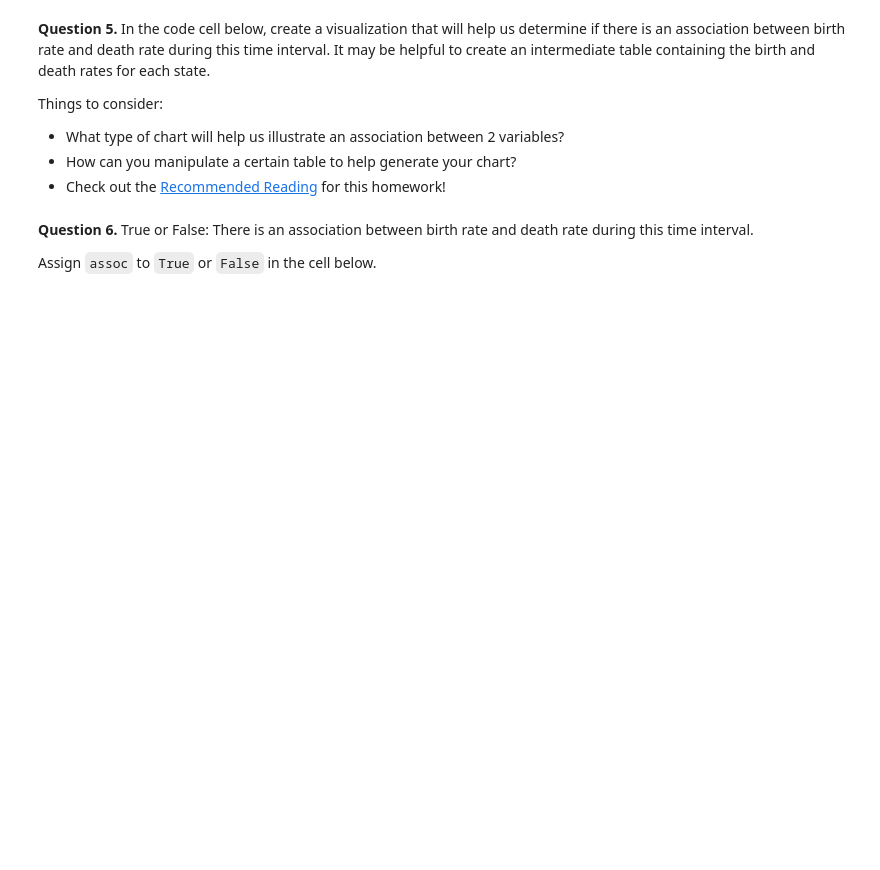
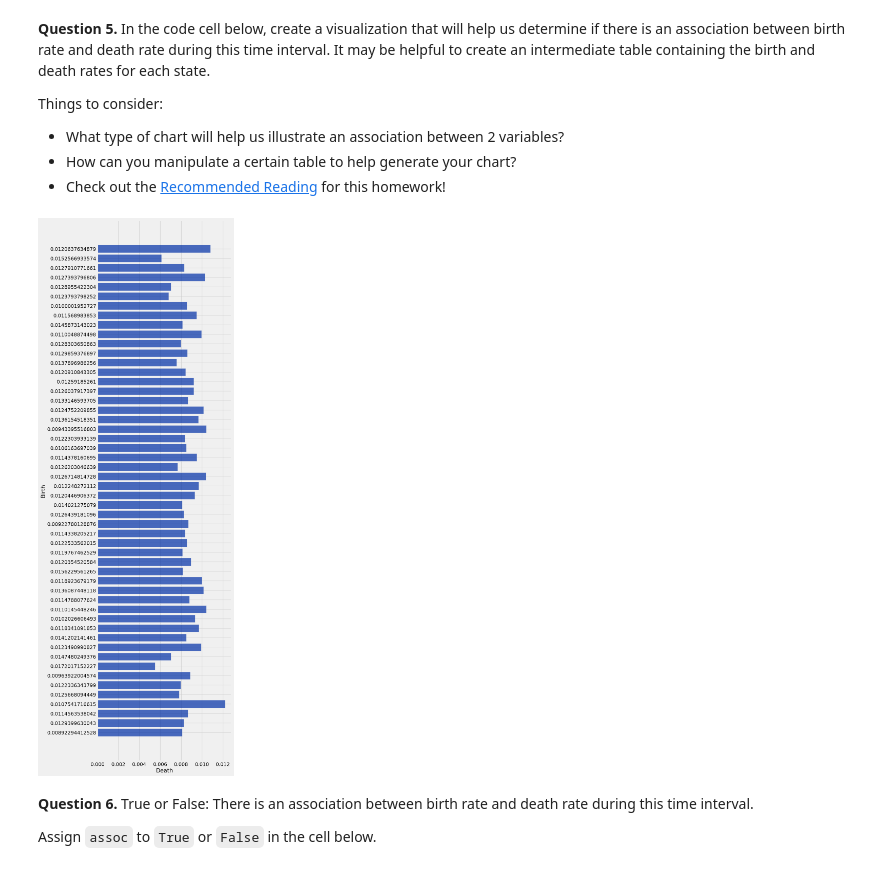
Before and after one commit to cohlrich/Intro-to-data-analytics---cohlrich, a Jupyter notebook: hw03/hw03.ipynb, the cells around one changed output. Saved outputs shown, nothing was run; the diff lists cells and outputs as text; code cells hidden in the pictures; blank space fills up the shorter version.

```diff
--- a/hw03/hw03.ipynb
+++ b/hw03/hw03.ipynb
@@ -222,8 +292,11 @@ Things to consider:
 # %%
 # In this cell, use birth_rates and death_rates to generate your visualization
 birth_rates_2015 = pop.column('BIRTHS') / pop.column('2015')
 death_rates_2015 = pop.column('DEATHS') / pop.column('2015')
-...
+both = Table().with_columns('Birth',birth_rates_2015,'Death',death_rates_2015)
+both.barh('Birth','Death')
+# %% [output]
+[figure, added]
 # %% [markdown]
 <!-- END QUESTION -->
 
```
Also changed, not shown: parts of 48 cells of this notebook, 3 other files.
